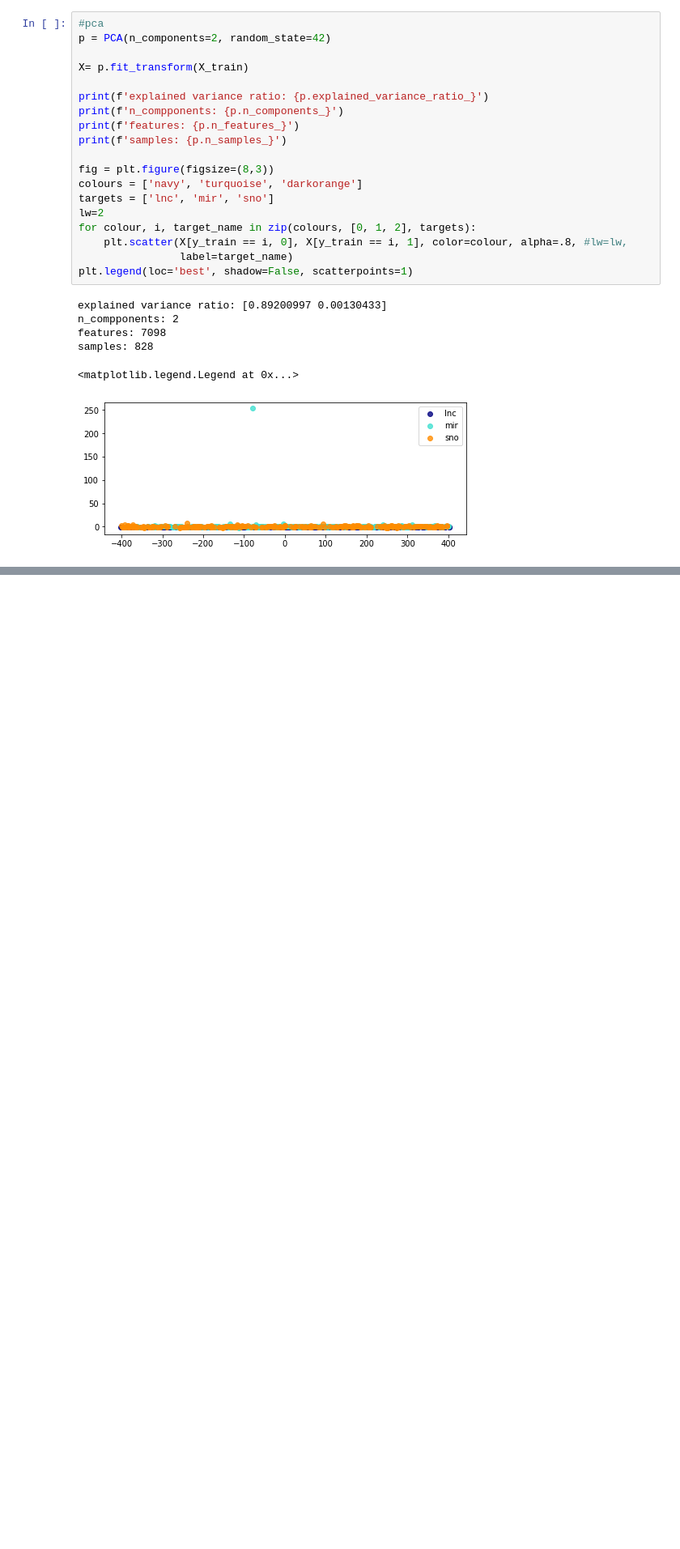
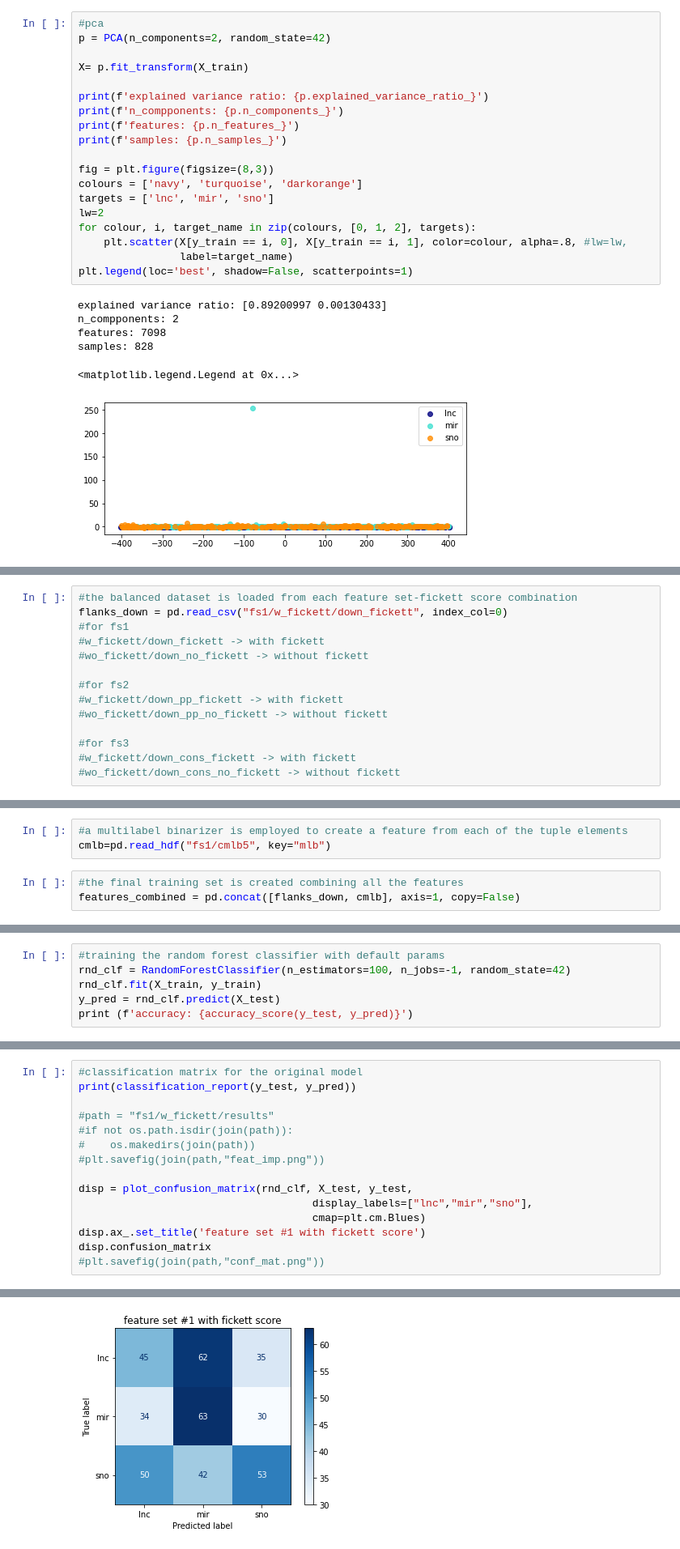
Before and after one commit to Bierinformatik/lncRNA_host_gene_classification, a Jupyter notebook: lncRNA_classify.ipynb, the cells around one changed output, grey strips where cells are left out. Shown at 81% size. Saved outputs shown, nothing was run; the diff lists cells and outputs as text; blank space fills up the shorter version.

Commit message:
datasets update

```diff
--- a/lncRNA_classify.ipynb
+++ b/lncRNA_classify.ipynb
@@ -319,0 +336,14 @@ samples: 828
+# %%
+#the balanced dataset is loaded from each feature set-fickett score combination
+flanks_down = pd.read_csv("fs1/w_fickett/down_fickett", index_col=0)
+#for fs1
+#w_fickett/down_fickett -> with fickett
+#wo_fickett/down_no_fickett -> without fickett
+
+#for fs2
+#w_fickett/down_pp_fickett -> with fickett
+#wo_fickett/down_pp_no_fickett -> without fickett
+
+#for fs3
+#w_fickett/down_cons_fickett -> with fickett
+#wo_fickett/down_cons_no_fickett -> without fickett
@@ -319,0 +382,6 @@ samples: 828
+# %%
+#a multilabel binarizer is employed to create a feature from each of the tuple elements
+cmlb=pd.read_hdf("fs1/cmlb5", key="mlb")
+# %%
+#the final training set is created combining all the features
+features_combined = pd.concat([flanks_down, cmlb], axis=1, copy=False)
@@ -319,0 +453,6 @@ samples: 828
+# %%
+#training the random forest classifier with default params
+rnd_clf = RandomForestClassifier(n_estimators=100, n_jobs=-1, random_state=42)
+rnd_clf.fit(X_train, y_train)
+y_pred = rnd_clf.predict(X_test)
+print (f'accuracy: {accuracy_score(y_test, y_pred)}')
@@ -319,0 +510,16 @@ samples: 828
+# %%
+#classification matrix for the original model
+print(classification_report(y_test, y_pred))
+
+#path = "fs1/w_fickett/results"
+#if not os.path.isdir(join(path)):
+#    os.makedirs(join(path))
+#plt.savefig(join(path,"feat_imp.png"))
+
+disp = plot_confusion_matrix(rnd_clf, X_test, y_test,
+                                     display_labels=["lnc","mir","sno"],
+                                     cmap=plt.cm.Blues)
+disp.ax_.set_title('feature set #1 with fickett score')
+disp.confusion_matrix
+#plt.savefig(join(path,"conf_mat.png"))
+# %% [output]
@@ -319,0 +538 @@ samples: 828
+[figure, added]
```
Also changed, not shown: parts of 66 cells of this notebook.
